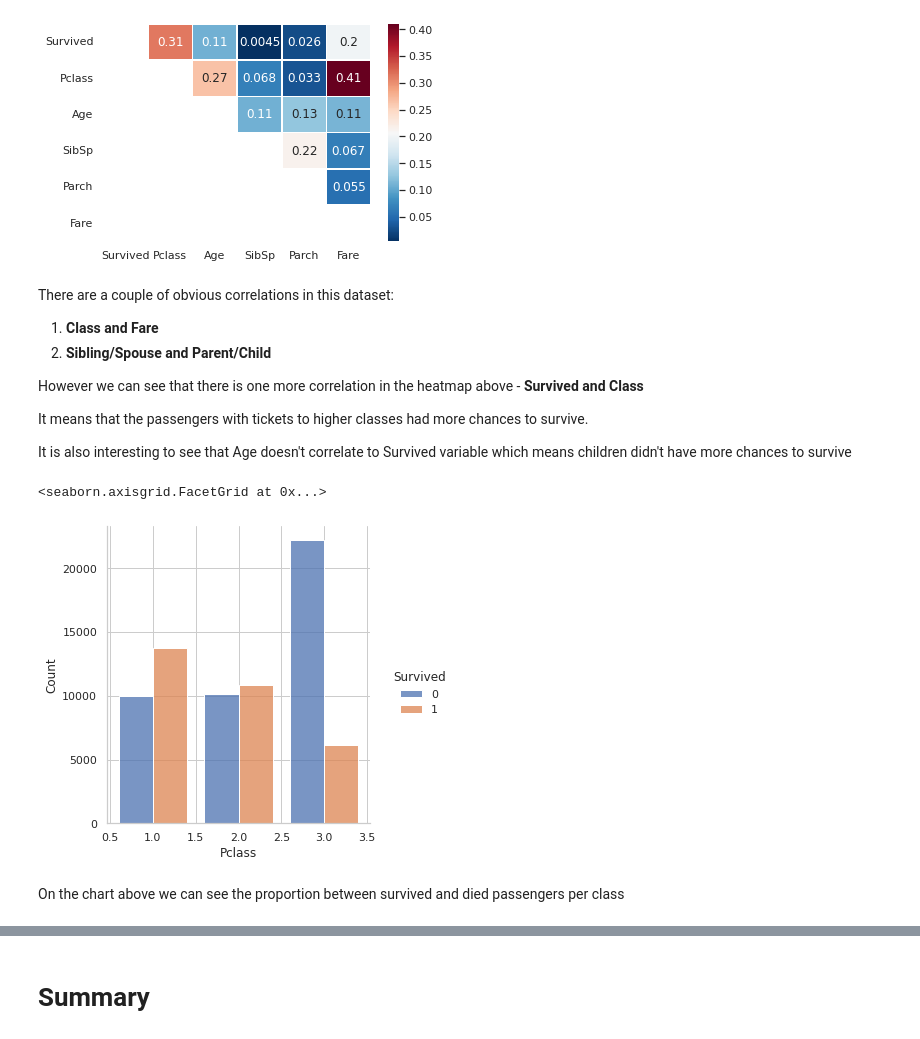
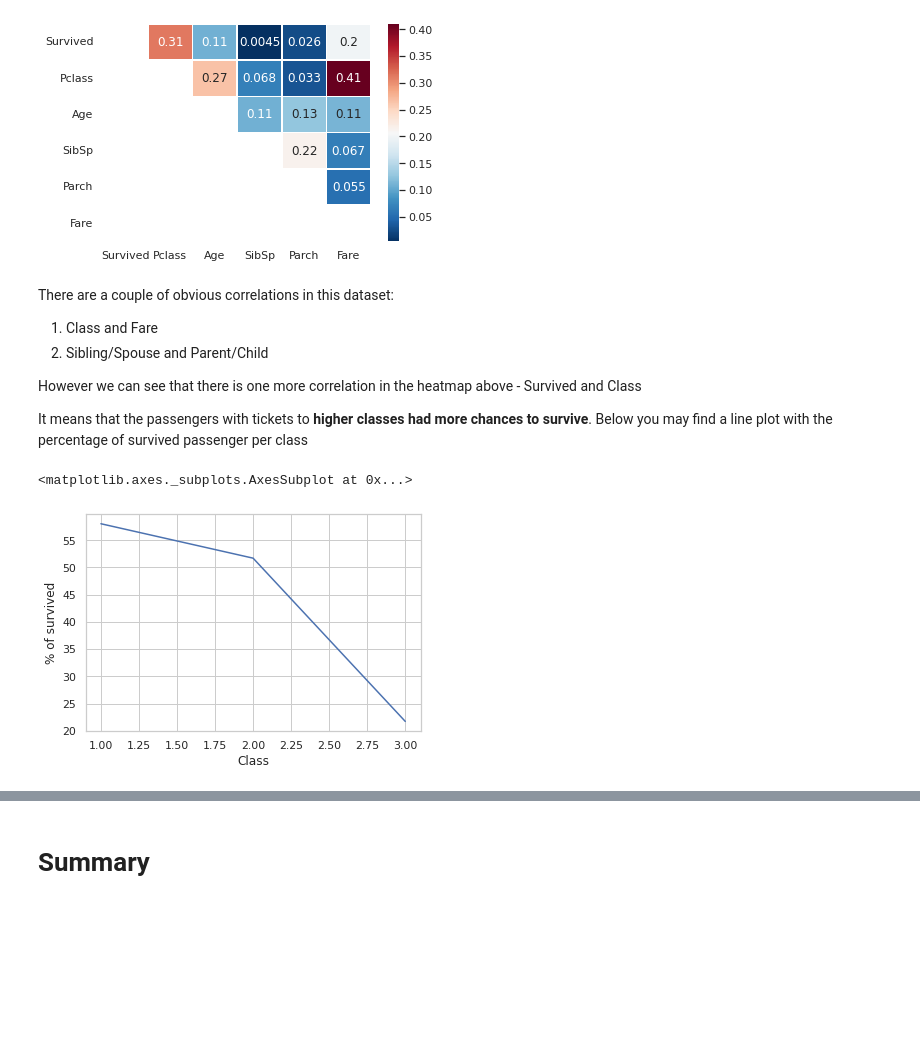
Before and after one commit to McReader/ml-intro, a Jupyter notebook: 2_data_exploration/eda.ipynb, the cells around one changed output, grey strips where cells are left out. Cells and saved outputs as stored; diff of their text form; code cells hidden in the pictures; blank space fills up the shorter version.

```diff
--- a/2_data_exploration/eda.ipynb
+++ b/2_data_exploration/eda.ipynb
@@ -148,18 +150,22 @@ sns.heatmap(correlation_without_duplicates,
 [figure]
 # %% [markdown]
 There are a couple of obvious correlations in this dataset:
-1.   **Class and Fare**
-2.   **Sibling/Spouse and Parent/Child**
+1.   Class and Fare
+2.   Sibling/Spouse and Parent/Child
 
-However we can see that there is one more correlation in the heatmap above - **Survived and Class**
+However we can see that there is one more correlation in the heatmap above - Survived and Class
 
-It means that the passengers with tickets to higher classes had more chances to survive.
-
-It is also interesting to see that Age doesn't correlate to Survived variable which means children didn't have more chances to survive
+It means that the passengers with tickets to **higher classes had more chances to survive**. Below you may find a line plot with the percentage of survived passenger per class
-# %%
-sns.displot(titanic_data, x="Pclass", hue="Survived", multiple="dodge", discrete=True, shrink=.8)
-# %% [output]
-<seaborn.axisgrid.FacetGrid at 0x...>
-[figure, removed]
-# %% [markdown]
-On the chart above we can see the proportion between survived and died passengers per class
+# %%
+grouped = titanic_data.groupby('Pclass')
+count = grouped.count()
+sum = grouped.sum()
+a = sum['Survived'] / count['Survived'] * 100
+
+p = sns.lineplot(data=a, x=a.index, y=a.values)
+p.set_xlabel("Class")
+p.set_ylabel("% of survived")
+p
+# %% [output]
+<matplotlib.axes._subplots.AxesSubplot at 0x...>
+[figure, added]
```
Also changed, not shown: parts of 8 cells of this notebook.
